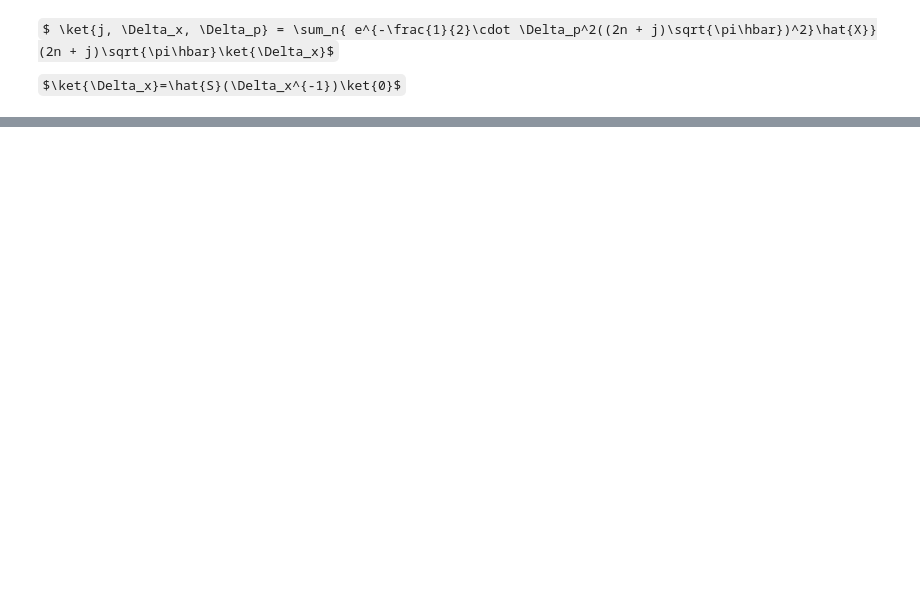
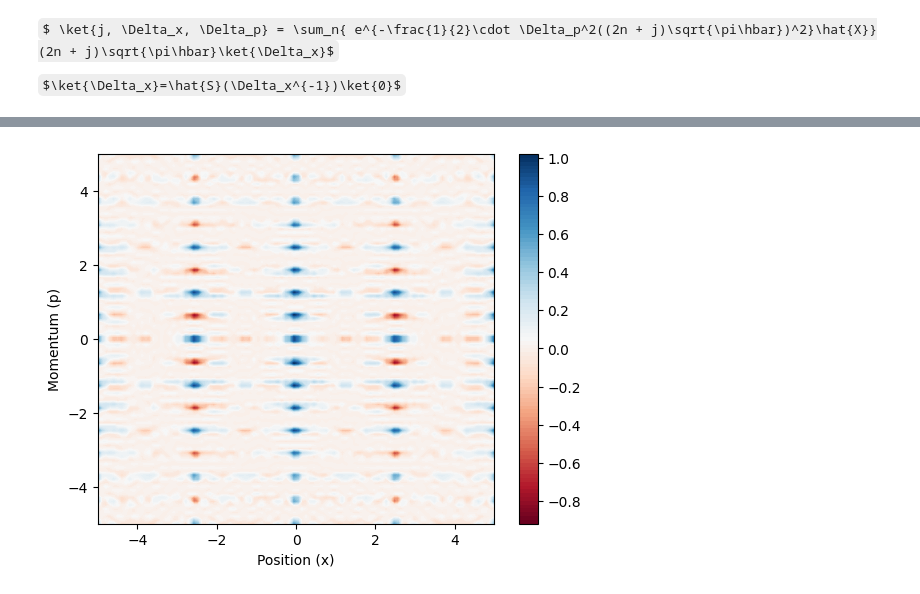
Before and after one commit to lhdarboe/Quantum-Information-Science-Project, a Jupyter notebook: GKP_LIVIA.ipynb, the cells around one changed output, grey strips where cells are left out. Saved outputs shown, nothing was run; the diff lists cells and outputs as text; code cells hidden in the pictures; some formulas as TeX source; blank space fills up the shorter version.

```diff
--- a/GKP_LIVIA.ipynb
+++ b/GKP_LIVIA.ipynb
@@ -90,0 +125,32 @@ displacement = op.displacement_operator_x(s=0, p=1/delta_p)
+# %%
+N = 150
+delta_x = 0.1
+delta_p = delta_x
+n = np.linspace(-N/2, N/2, N)
+j = 1
+
+
+
+sq_operator = squeeze(N, z = 1/delta_x)
+
+
+vacuum = basis(N,0)
+
+#first apply squeeze
+psi_0 = sq_operator(vacuum)
+psi_1 = 0
+
+for i in range(len(n)):
+    dis_operator = displace(N, alpha = (2*n[i]+j)*np.sqrt(np.pi))
+    exponent = -0.5 * delta_p**2 * ( (2*n[i]+j) * np.sqrt(2)) **2
+    psi_1 += dis_operator(psi_0)*np.exp(exponent)
+# %%
+W_GKP = wigner(psi_1, x, p)
+# %%
+plt.contourf(x, p, W_GKP, levels=100, cmap='RdBu')
+plt.xlabel("Position (x)")
+plt.ylabel("Momentum (p)")
+plt.colorbar()
+plt.show()
+# %% [output]
+[figure, added]
```
Also changed, not shown: parts of 7 cells of this notebook.
